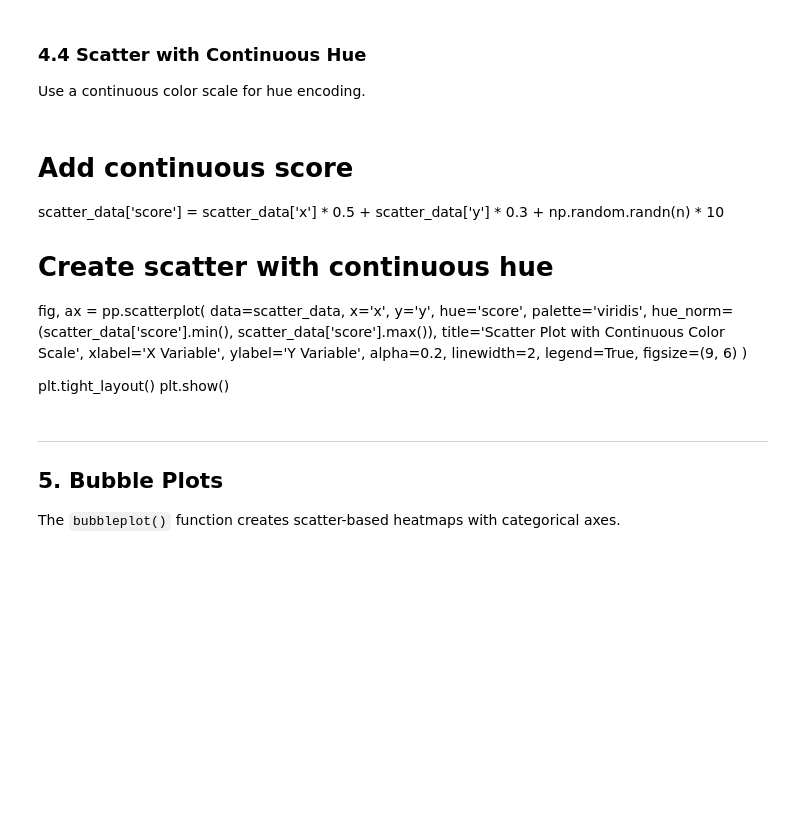
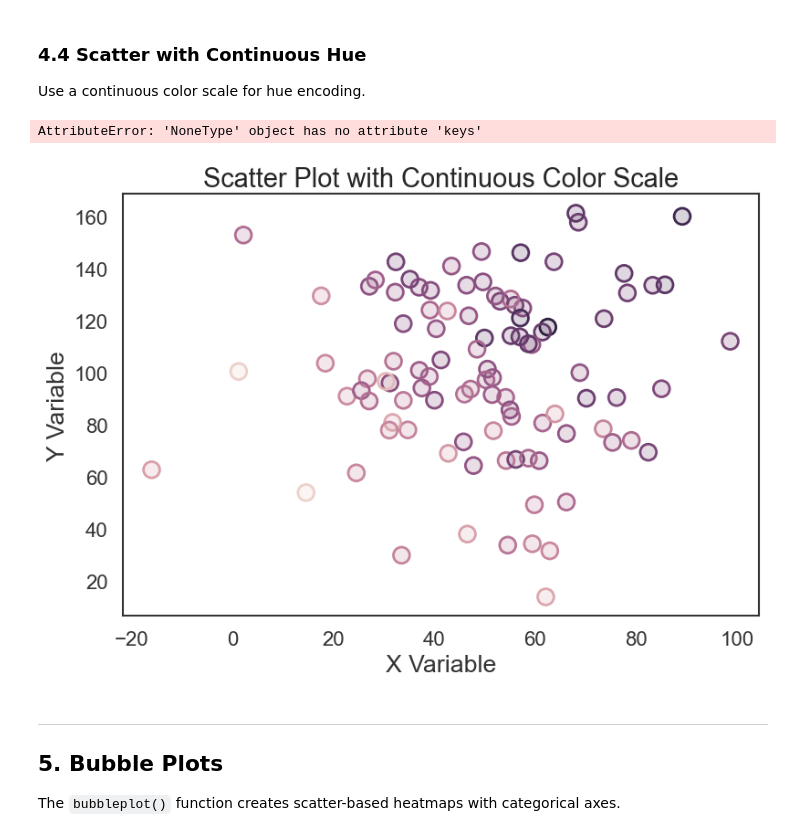
Before and after one commit to jorgebotas/prettyplot, a Jupyter notebook: examples.ipynb, the cells around one changed output. Drawn from its saved outputs; the diff is of its cells as text; code cells hidden in the pictures; blank space fills up the shorter version.

```diff
--- a/examples.ipynb
+++ b/examples.ipynb
@@ -563,29 +541,32 @@ plt.show()
 ### 4.4 Scatter with Continuous Hue
 
 Use a continuous color scale for hue encoding.
-# %% [markdown]
-# Add continuous score
-scatter_data['score'] = scatter_data['x'] * 0.5 + scatter_data['y'] * 0.3 + np.random.randn(n) * 10
-
-# Create scatter with continuous hue
-fig, ax = pp.scatterplot(
-    data=scatter_data,
-    x='x',
-    y='y',
-    hue='score',
-    palette='viridis',
-    hue_norm=(scatter_data['score'].min(), scatter_data['score'].max()),
-    title='Scatter Plot with Continuous Color Scale',
-    xlabel='X Variable',
-    ylabel='Y Variable',
-    alpha=0.2,
-    linewidth=2,
-    legend=True,
-    figsize=(9, 6)
-)
-
-plt.tight_layout()
-plt.show()
+# %%
+# Add continuous score
+scatter_data['score'] = scatter_data['x'] * 0.5 + scatter_data['y'] * 0.3 + np.random.randn(n) * 10
+
+# Create scatter with continuous hue
+fig, ax = pp.scatterplot(
+    data=scatter_data,
+    x='x',
+    y='y',
+    hue='score',
+    palette='viridis',
+    hue_norm=(scatter_data['score'].min(), scatter_data['score'].max()),
+    title='Scatter Plot with Continuous Color Scale',
+    xlabel='X Variable',
+    ylabel='Y Variable',
+    alpha=0.2,
+    linewidth=2,
+    legend=True,
+    figsize=(9, 6)
+)
+
+plt.tight_layout()
+plt.show()
+# %% [output]
+AttributeError: 'NoneType' object has no attribute 'keys'
+[figure, added]
 # %% [markdown]
 ---
 
```
Also changed, not shown: parts of 7 cells of this notebook, 4 other files.
